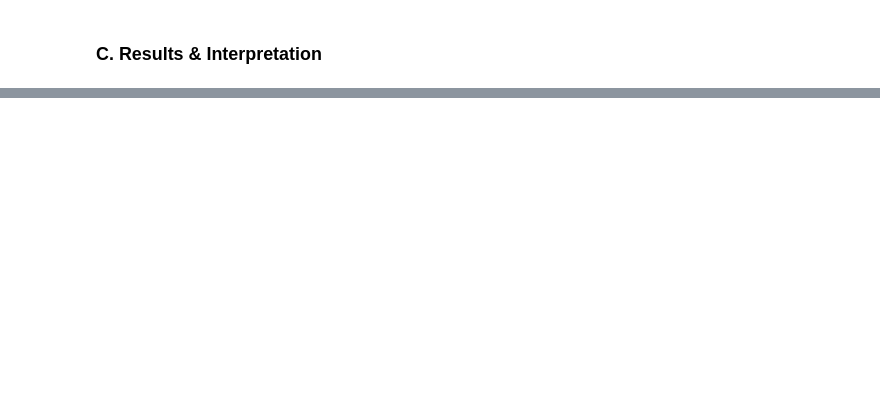
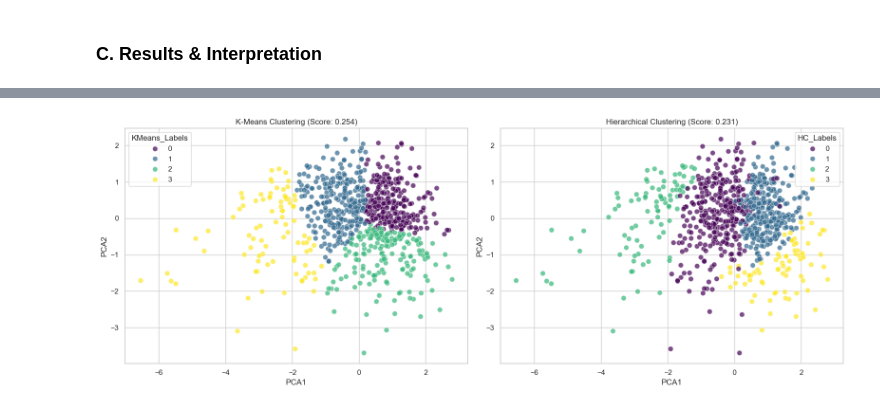
Before and after one commit to TThanhc/Superstore_Sales_Analysis, a Jupyter notebook: Data_CEPA.ipynb, the cells around one changed output, grey strips where cells are left out. Saved outputs shown, nothing was run; the diff lists cells and outputs as text; code cells hidden in the pictures; blank space fills up the shorter version.

```diff
--- a/Data_CEPA.ipynb
+++ b/Data_CEPA.ipynb
@@ -1960,0 +2079,66 @@ Hiệu suất dự đoán (Thực tế vs Dự đoán)
+# %%
+# Model Training: K-means (Choosing k=4 based on typical RFM segments)
+k_optimal = 4
+kmeans_model = KMeans(n_clusters=k_optimal, random_state=42, n_init=10)
+kmeans_labels = kmeans_model.fit_predict(rfm_scaled)
+
+# Assign K-means labels back to original data
+rfm['Cluster_KMeans'] = kmeans_labels
+rfm['Cluster'] = rfm['Cluster_KMeans'].astype(str)
+
+# Calculate summary stats for each cluster to interpret them
+km_summary = rfm.groupby('Cluster_KMeans').agg({
+    'Recency': 'mean',
+    'Frequency': 'mean',
+    'Monetary': 'mean',
+    'Cluster_KMeans': 'count' # Count of customers
+}).rename(columns={'Cluster_KMeans': 'Count'}).round(1)
+
+# Model training: Hierarchical Clustering
+hc_model = AgglomerativeClustering(n_clusters=4, metric='euclidean', linkage='ward')
+hc_labels = hc_model.fit_predict(rfm_scaled)
+
+# Assign HC labels to data
+rfm['Cluster_HC'] = hc_labels
+
+hc_summary = rfm.groupby('Cluster_HC').agg({
+    'Recency': 'mean',
+    'Frequency': 'mean',
+    'Monetary': 'mean',
+    'Cluster_HC': 'count'
+}).rename(columns={'Cluster_HC': 'Count'}).round(1)
+
+
+# Compare Evaluation Metrics (Silhouette Score)
+sil_kmeans = silhouette_score(rfm_scaled, kmeans_labels)
+sil_hc = silhouette_score(rfm_scaled, hc_labels)
+
+print(f"--- Model Performance Comparison (Silhouette Score) ---")
+print(f"K-Means (k=4): {sil_kmeans:.4f}")
+print(f"Hierarchical Clustering (k=4): {sil_hc:.4f}")
+
+print("\n--- Hierarchical Clustering Summary ---")
+print(hc_summary)
+
+print("\n--- K-Means Summary (for reference) ---")
+print(km_summary)
+
+# 4. Visual Comparison using PCA
+pca = PCA(n_components=2)
+pca_data = pca.fit_transform(rfm_scaled)
+pca_df = pd.DataFrame(data=pca_data, columns=['PCA1', 'PCA2'])
+pca_df['KMeans_Labels'] = kmeans_labels
+pca_df['HC_Labels'] = hc_labels
+
+fig, axes = plt.subplots(1, 2, figsize=(16, 6))
+
+# Plot K-Means
+sns.scatterplot(x='PCA1', y='PCA2', hue='KMeans_Labels', data=pca_df, palette='viridis', s=60, alpha=0.7, ax=axes[0])
+axes[0].set_title(f'K-Means Clustering (Score: {sil_kmeans:.3f})')
+
+# Plot Hierarchical
+sns.scatterplot(x='PCA1', y='PCA2', hue='HC_Labels', data=pca_df, palette='viridis', s=60, alpha=0.7, ax=axes[1])
+axes[1].set_title(f'Hierarchical Clustering (Score: {sil_hc:.3f})')
+
+plt.tight_layout()
+# %% [output]
@@ -1960,0 +2164 @@ Hiệu suất dự đoán (Thực tế vs Dự đoán)
+[figure, added]
```
Also changed, not shown: parts of 29 cells of this notebook.
